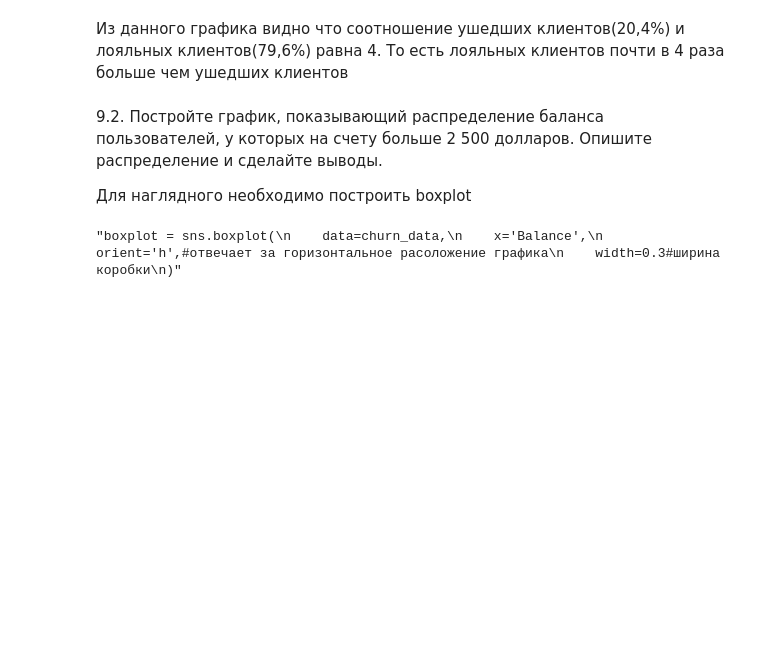
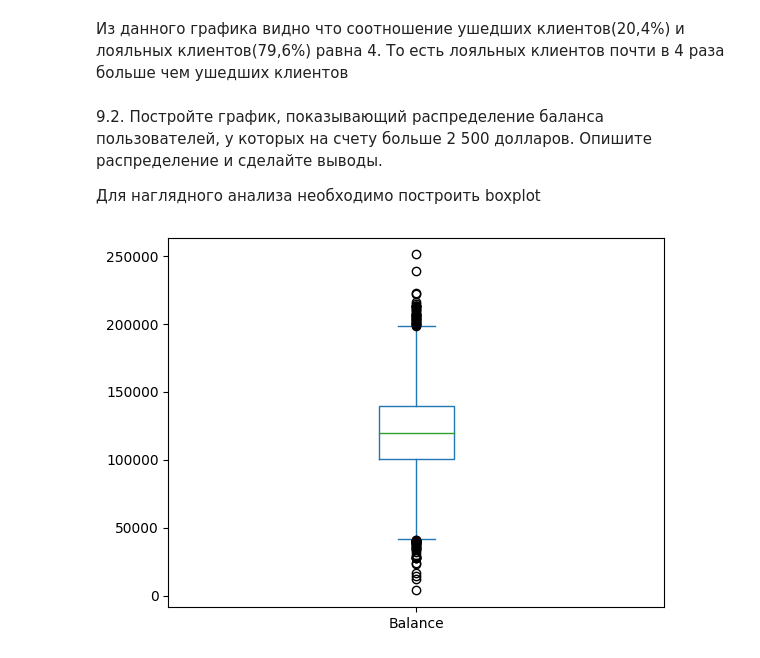
Before and after one commit to Gor36/Final_task_2, a Jupyter notebook: Task_2.ipynb, the cells around one changed output. Saved outputs shown, nothing was run; the diff lists cells and outputs as text; code cells hidden in the pictures; blank space fills up the shorter version.

```diff
--- a/Task_2.ipynb
+++ b/Task_2.ipynb
@@ -27,6 +27,7 @@ memory usage: 1.1+ MB
 # %%
 churn_data = pd.read_csv('data/churn.csv')
 churn_data.head(15)
+churn_data_copy = churn_data.copy()
 # %% [markdown]
 1) RowNumber — номер строки таблицы (это лишняя информация, поэтому можете сразу от неё избавиться)
 2) CustomerId — идентификатор клиента
@@ -128,35 +129,26 @@ exefer.pie(
 # %% [markdown]
 9.2. Постройте график, показывающий распределение баланса пользователей, у которых на счету больше 2 500 долларов. Опишите распределение и сделайте выводы.
 
-Для наглядного необходимо построить boxplot
+Для наглядного анализа необходимо построить boxplot
-# %%
-balance1 = churn_data['Balance']
-
-churn_data['Balance'] = churn_data['Balance'].astype('int32')
-
-balance1_list = []
-
-for i in balance1:
-    if i > 2500:
-        balance1_list.append(i)
-
-many = pd.Series(balance1_list).sort_values(ascending=False)
-
-
-fig = plt.figure(figsize=(5, 5))
-exefer = fig.add_axes([0, 0, 1, 1])#add_axes() добавляется координатная плоскость с списком из координат.
-#В нашем случае она начинается в левом нижнем углу без отступов (координаты 0, 0) и занимает всё отведённое место в области (100%, ширина и высота равны 1)
-exefer.pie(
-    ratio,
-    labels=ratio.index,
-    autopct='%.1f%%',
-);
-
-'''boxplot = sns.boxplot(
-    data=churn_data,
-    x='Balance',
-    orient='h',#отвечает за горизонтальное расоложение графика
-    width=0.3#ширина коробки
-)'''
-# %% [output]
-"boxplot = sns.boxplot(\n    data=churn_data,\n    x='Balance',\n    orient='h',#отвечает за горизонтальное расоложение графика\n    width=0.3#ширина коробки\n)"
+# %%
+#churn_data['Balance'] = churn_data['Balance'].astype('int32') заменяем тип данных Balance с odject на int32 чтобы можно было прогнать через цикл
+
+
+#создаем переменную чтобы прогнать через цикл
+balance1 = churn_data['Balance']
+
+# создаём список чтобы внести тудаи результат цикла
+balance1_list = []
+
+#создаём цикл для выделения из общего баланса, баланс свыше 2500 долларов
+for i in balance1:
+    if i > 2500:
+        balance1_list.append(i)
+#Заменяю в копированном датафрейме(чтобы не испортить основной) данные о балансах так чтобы в датафрейме хранились лишь балансы свыше 2500 дол.
+churn_data_copy['Balance'] = pd.DataFrame({
+    'Balance':balance1_list,
+})
+#строю коробчатую диаграмму
+churn_data['Balance'].plot(kind='box');
+# %% [output]
+[figure, added]
```
Also changed, not shown: parts of 3 cells of this notebook.
